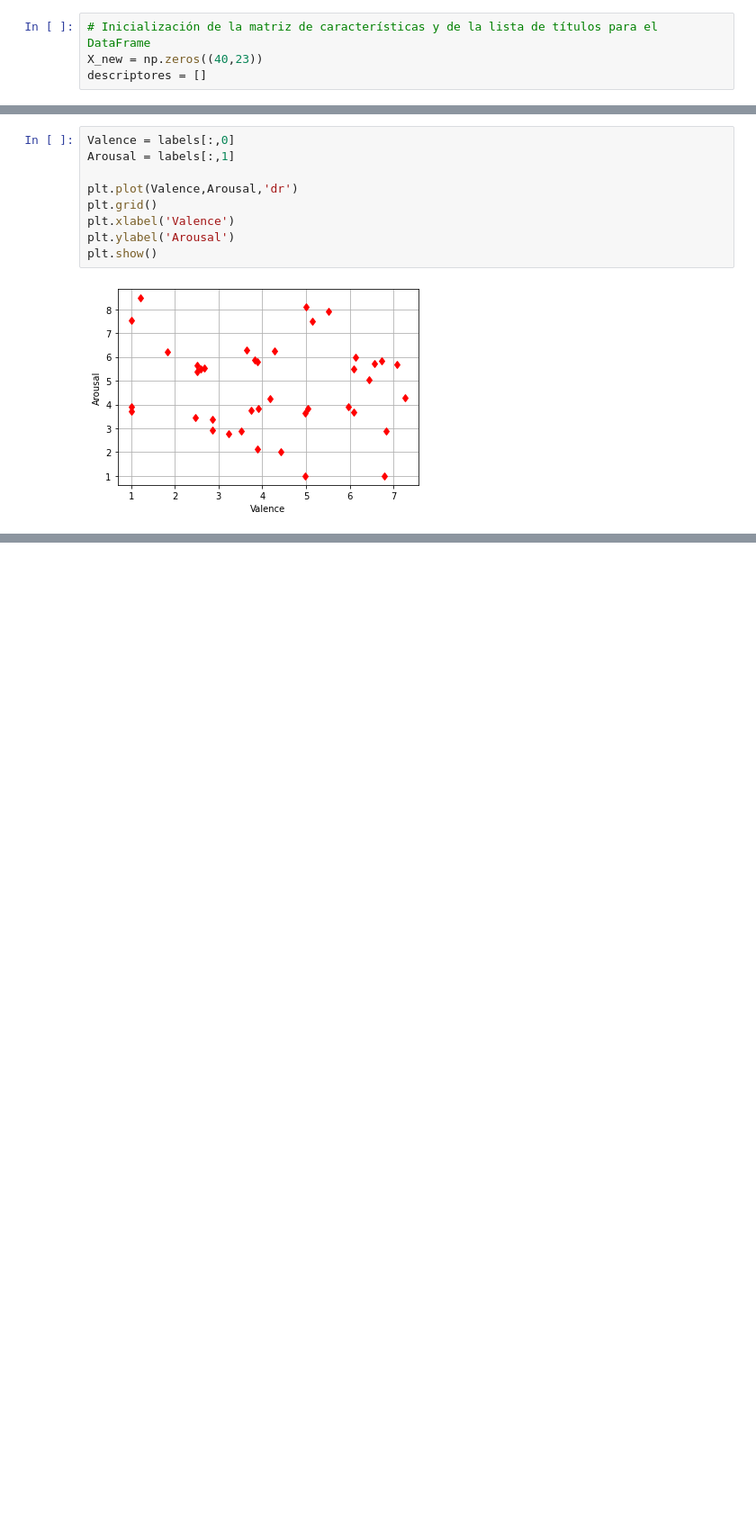
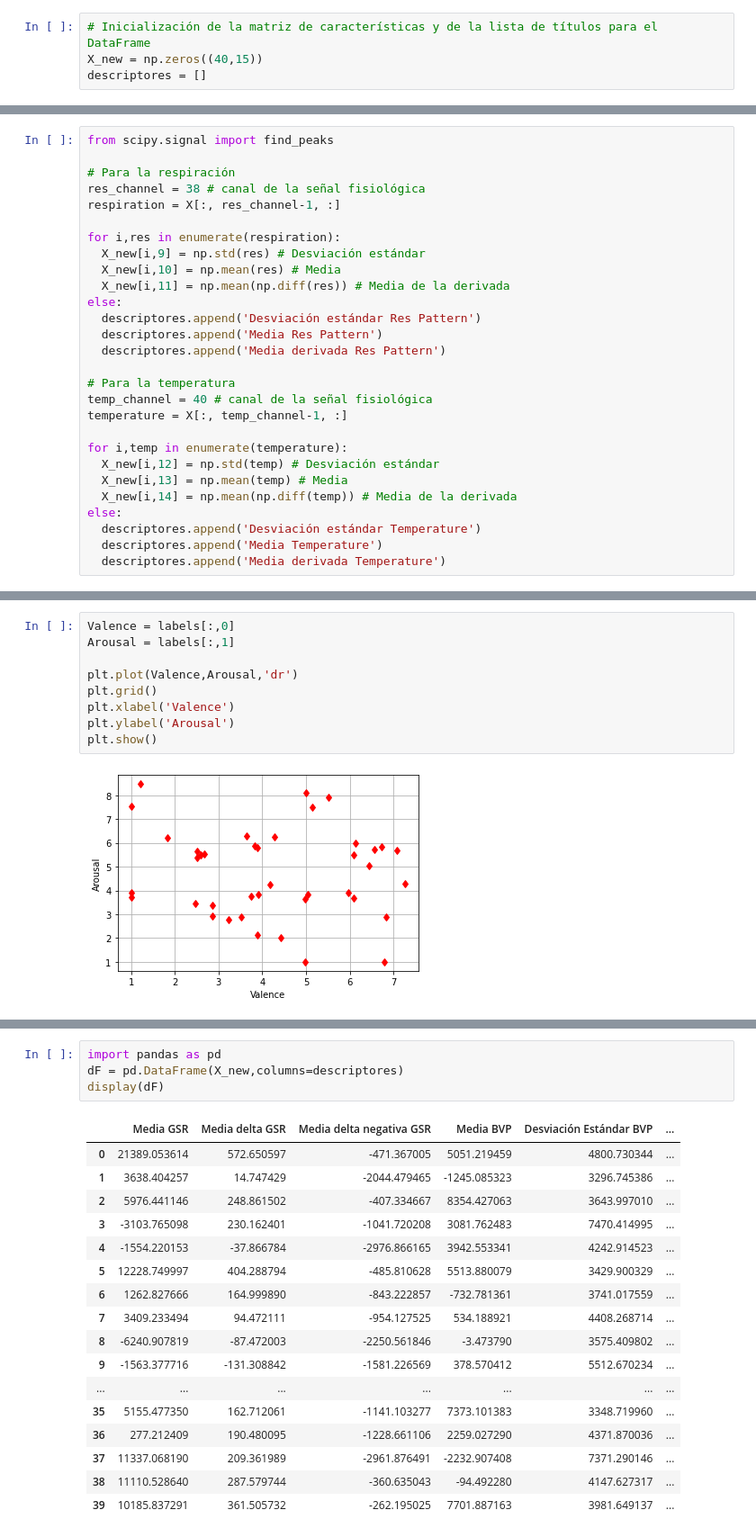
Before and after one commit to Camilo-Hernandez/Analisis-computacion-afectiva, a Jupyter notebook: Miniproyecto1.ipynb, the cells around one changed output, grey strips where cells are left out. Shown at 90% size. Cells and saved outputs as stored; diff of their text form; blank space fills up the shorter version.

```diff
--- a/Miniproyecto1.ipynb
+++ b/Miniproyecto1.ipynb
@@ -152,7 +149,7 @@ plt.show()
 Para extraer las características, se deben recorrer los 40 ejemplos, procesarlos y almacenar el resultado de cada uno como un elemento de una matriz $\boldsymbol{X_{new}} \in {\mathbb{R}}^{N \times D}$ donde $N=40$ realizaciones y $D=18$ mínimos descriptores.
 # %%
 # Inicialización de la matriz de características y de la lista de títulos para el DataFrame
-X_new = np.zeros((40,23))
+X_new = np.zeros((40,15))
 descriptores = []
 # %% [markdown]
 Se extraerán las siguientes características:
@@ -272,3 +263,31 @@ descriptores
+# %%
+from scipy.signal import find_peaks
+
+# Para la respiración
+res_channel = 38 # canal de la señal fisiológica
+respiration = X[:, res_channel-1, :]
+
+for i,res in enumerate(respiration):
+  X_new[i,9] = np.std(res) # Desviación estándar
+  X_new[i,10] = np.mean(res) # Media
+  X_new[i,11] = np.mean(np.diff(res)) # Media de la derivada
+else:
+  descriptores.append('Desviación estándar Res Pattern')
+  descriptores.append('Media Res Pattern')
+  descriptores.append('Media derivada Res Pattern')
+
+# Para la temperatura
+temp_channel = 40 # canal de la señal fisiológica
+temperature = X[:, temp_channel-1, :]
+
+for i,temp in enumerate(temperature):
+  X_new[i,12] = np.std(temp) # Desviación estándar
+  X_new[i,13] = np.mean(temp) # Media
+  X_new[i,14] = np.mean(np.diff(temp)) # Media de la derivada
+else:
+  descriptores.append('Desviación estándar Temperature')
+  descriptores.append('Media Temperature')
+  descriptores.append('Media derivada Temperature')
 # %% [markdown]
 ## Etiquetas emocionales
 
@@ -317,0 +341,22 @@ plt.show()
+# %%
+import pandas as pd
+dF = pd.DataFrame(X_new,columns=descriptores)
+display(dF)
+# %% [output]
+|  | Media GSR | Media delta GSR | Media delta negativa GSR | Media BVP | Desviación Estándar BVP | ... |
+| 0 | 21389.053614 | 572.650597 | -471.367005 | 5051.219459 | 4800.730344 | ... |
+| 1 | 3638.404257 | 14.747429 | -2044.479465 | -1245.085323 | 3296.745386 | ... |
+| 2 | 5976.441146 | 248.861502 | -407.334667 | 8354.427063 | 3643.997010 | ... |
+| 3 | -3103.765098 | 230.162401 | -1041.720208 | 3081.762483 | 7470.414995 | ... |
+| 4 | -1554.220153 | -37.866784 | -2976.866165 | 3942.553341 | 4242.914523 | ... |
+| 5 | 12228.749997 | 404.288794 | -485.810628 | 5513.880079 | 3429.900329 | ... |
+| 6 | 1262.827666 | 164.999890 | -843.222857 | -732.781361 | 3741.017559 | ... |
+| 7 | 3409.233494 | 94.472111 | -954.127525 | 534.188921 | 4408.268714 | ... |
+| 8 | -6240.907819 | -87.472003 | -2250.561846 | -3.473790 | 3575.409802 | ... |
+| 9 | -1563.377716 | -131.308842 | -1581.226569 | 378.570412 | 5512.670234 | ... |
+| ... | ... | ... | ... | ... | ... | ... |
+| 35 | 5155.477350 | 162.712061 | -1141.103277 | 7373.101383 | 3348.719960 | ... |
+| 36 | 277.212409 | 190.480095 | -1228.661106 | 2259.027290 | 4371.870036 | ... |
+| 37 | 11337.068190 | 209.361989 | -2961.876491 | -2232.907408 | 7371.290146 | ... |
+| 38 | 11110.528640 | 287.579744 | -360.635043 | -94.492280 | 4147.627317 | ... |
+| 39 | 10185.837291 | 361.505732 | -262.195025 | 7701.887163 | 3981.649137 | ... |
```
Also changed, not shown: parts of 5 cells of this notebook.
